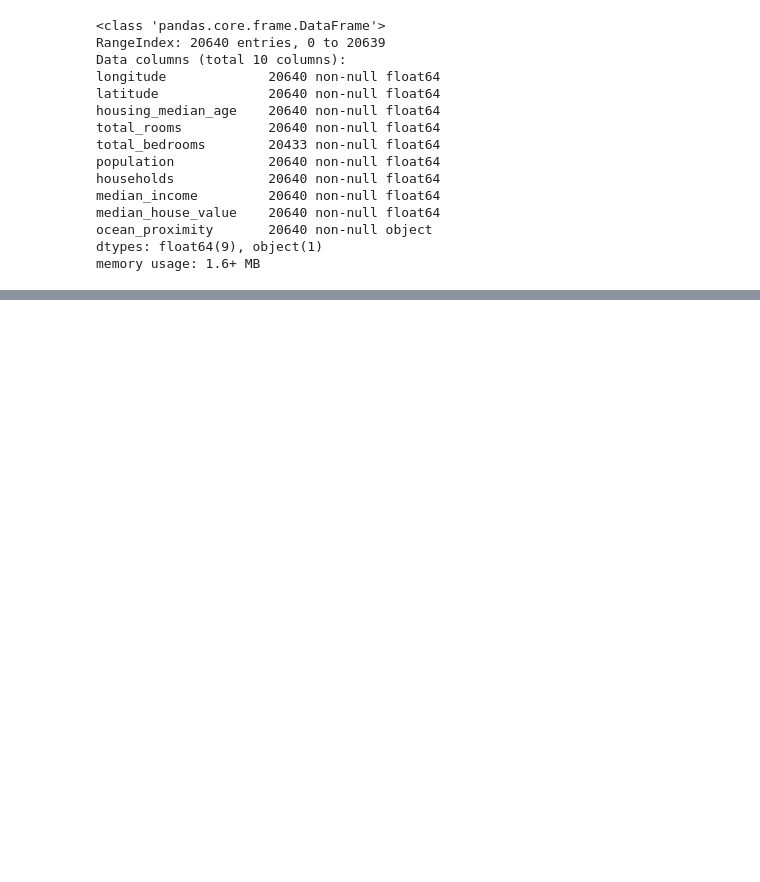
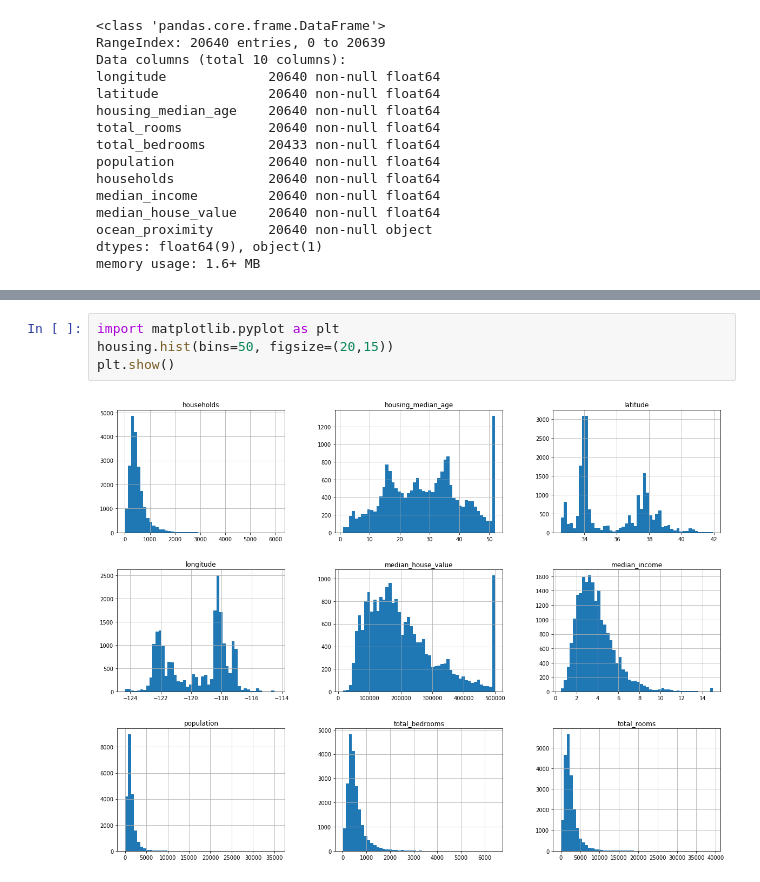
Before and after one commit to manushaurya/HandsOnML, a Jupyter notebook: Housing.ipynb, the cells around one changed output, grey strips where cells are left out. Cells and saved outputs as stored; diff of their text form; blank space fills up the shorter version.

```diff
--- a/Housing.ipynb
+++ b/Housing.ipynb
@@ -56,0 +78,6 @@ memory usage: 1.6+ MB
+# %%
+import matplotlib.pyplot as plt
+housing.hist(bins=50, figsize=(20,15))
+plt.show()
+# %% [output]
+[figure, added]
```
Also changed, not shown: parts of 5 cells of this notebook.
